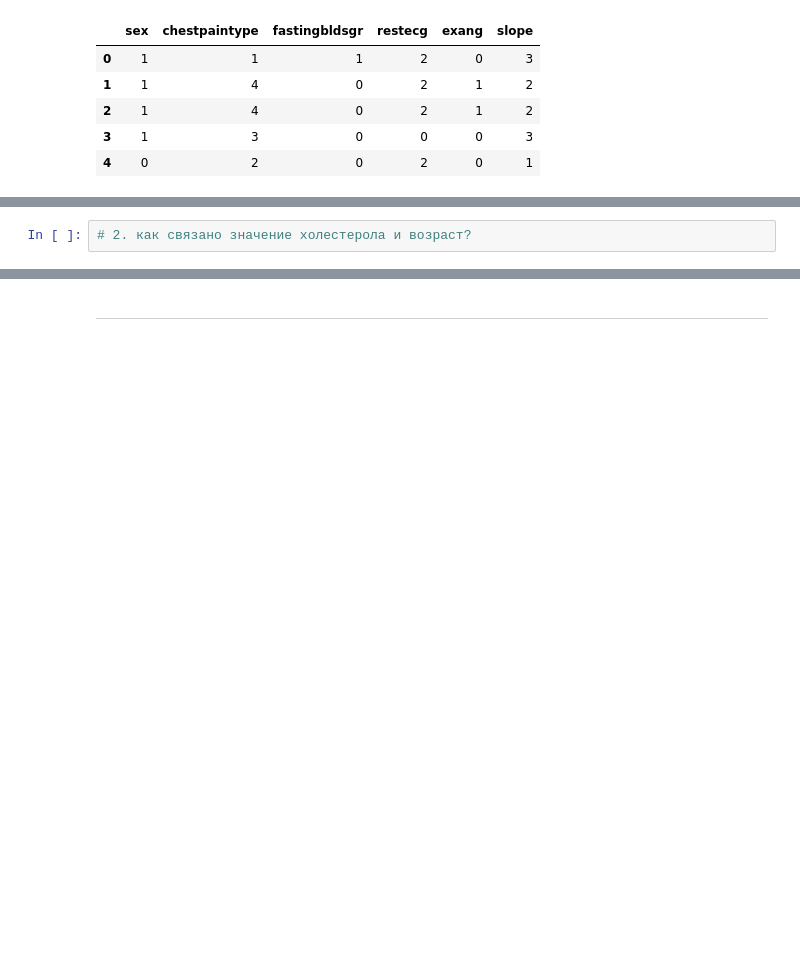
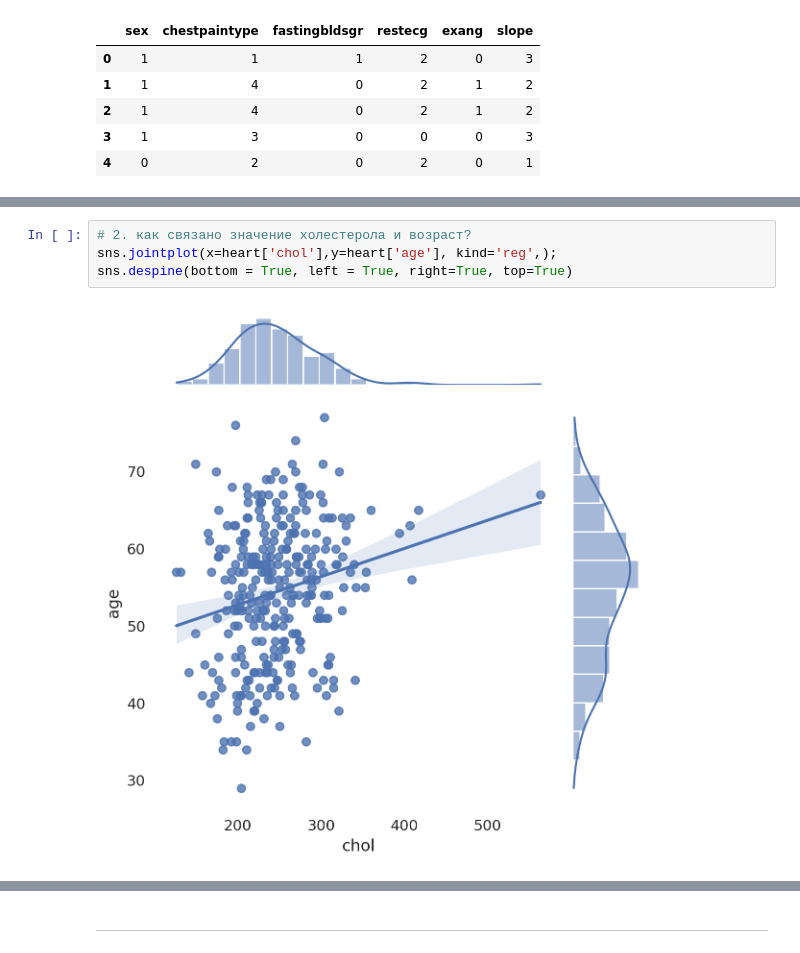
Before and after one commit to daniildiveev/ml-course-shad, a Jupyter notebook: 9th_homework/visualization_homework.ipynb, the cells around one changed output, grey strips where cells are left out. Cells and saved outputs as stored; diff of their text form; blank space fills up the shorter version.

```diff
--- a/9th_homework/visualization_homework.ipynb
+++ b/9th_homework/visualization_homework.ipynb
@@ -62,4 +87,8 @@ heart_cat.head()
 # %%
 # 2. как связано значение холестерола и возраст?
+sns.jointplot(x=heart['chol'],y=heart['age'], kind='reg',);
+sns.despine(bottom = True, left = True, right=True, top=True)
+# %% [output]
+[figure, added]
 # %%
 # 3. как распределена переменная chol?
```
Also changed, not shown: parts of 23 cells of this notebook.
